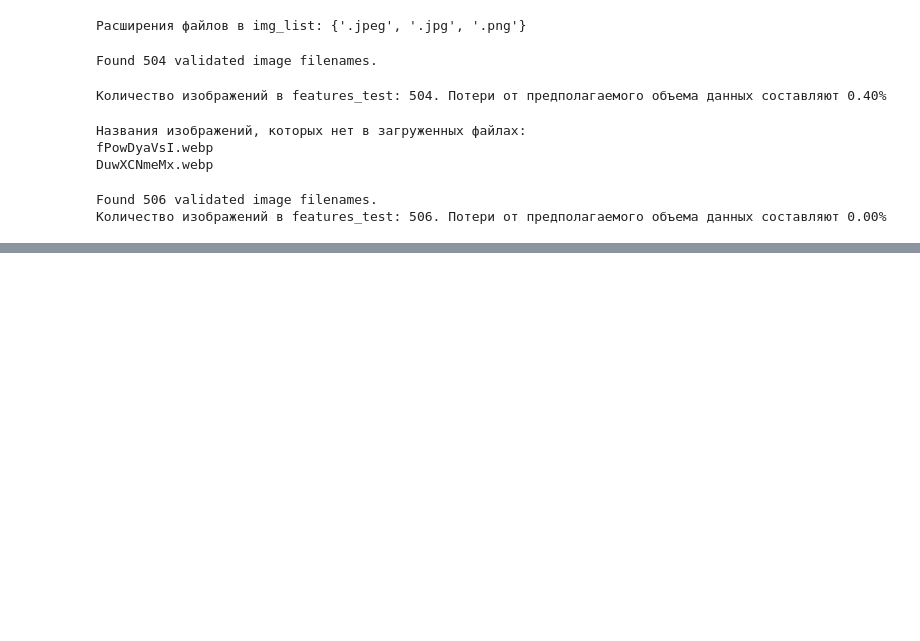
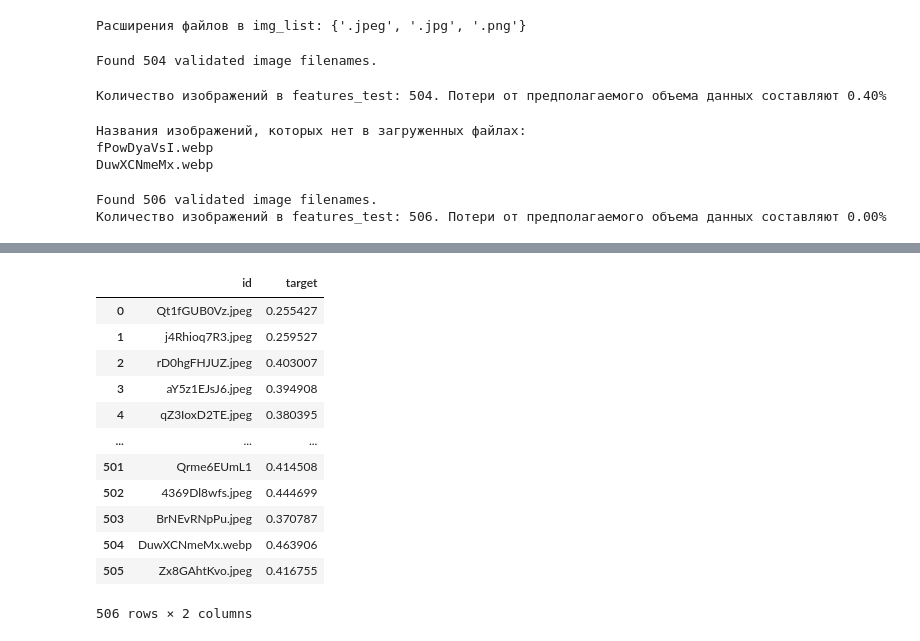
Before and after one commit to KilArtur/AI_generated_images, a Jupyter notebook: AI_or_human.ipynb, the cells around one changed output, grey strips where cells are left out. Cells and saved outputs as stored; diff of their text form; code cells hidden in the pictures; blank space fills up the shorter version.

Commit message:
log_loss: valid - 0.6, test - 0.65

```diff
--- a/AI_or_human.ipynb
+++ b/AI_or_human.ipynb
@@ -394,6 +399,7 @@ print(f'Количество фотографий в test без расшире
 Количество фотографий в test без расширения: 83
 # %%
 # добавление расширения в test на основе img_list из папки 'images'
+test_0 = test.copy()
 for name_without_ext in files_without_ext:
     for name_with_ext in img_list:
         if name_without_ext in name_with_ext:
@@ -516,0 +527,11 @@ features_test.n
+# %%
+# Инициализация и обучение модели
+model  =  Sequential()
+model.add(Conv2D(filters=4, kernel_size=(4, 4), activation='relu', padding='same', input_shape=features_train[0].shape))
+model.add(Conv2D(filters=4, kernel_size=(4, 4), activation='relu', padding='same', strides = 4))
+# model.add(Conv2D(filters=4, kernel_size=(4, 4), activation='relu', padding='same', strides = 2))
+model.add(Flatten())
+model.add(Dense(units=1, activation='sigmoid'))
+model.compile(loss='binary_crossentropy', optimizer='adam', metrics=['accuracy'])
+model.summary()
+model.fit(features_train, target_train, epochs=25, verbose=1, steps_per_epoch=10, batch_size=3)
@@ -516,0 +580,5 @@ features_test.n
+# %%
+# изменение расширения для DuwXCNmeMx и fPowDyaVsI
+test.loc[test['id'] == 'DuwXCNmeMx.jpg', 'id'] = 'DuwXCNmeMx.webp'
+test.loc[test['id'] == 'fPowDyaVsI.jpg', 'id'] = 'fPowDyaVsI.webp'
+predictions = model.predict(features_test)
@@ -516,0 +588,18 @@ features_test.n
+# %%
+# создание файла submission
+test_0['target'] = predictions
+test_0
+# %% [output]
+|  | id | target |
+| 0 | Qt1fGUB0Vz.jpeg | 0.255427 |
+| 1 | j4Rhioq7R3.jpeg | 0.259527 |
+| 2 | rD0hgFHJUZ.jpeg | 0.403007 |
+| 3 | aY5z1EJsJ6.jpeg | 0.394908 |
+| 4 | qZ3IoxD2TE.jpeg | 0.380395 |
+| ... | ... | ... |
+| 501 | Qrme6EUmL1 | 0.414508 |
+| 502 | 4369Dl8wfs.jpeg | 0.444699 |
+| 503 | BrNEvRNpPu.jpeg | 0.370787 |
+| 504 | DuwXCNmeMx.webp | 0.463906 |
+| 505 | Zx8GAhtKvo.jpeg | 0.416755 |
+506 rows × 2 columns
```
Also changed, not shown: parts of 10 cells of this notebook.
